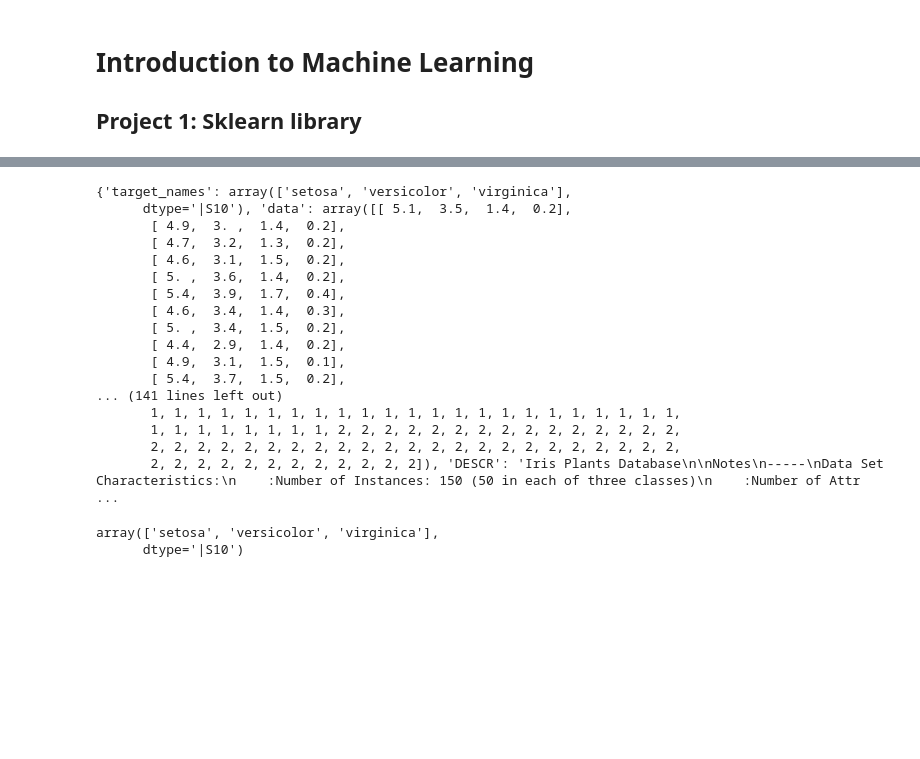
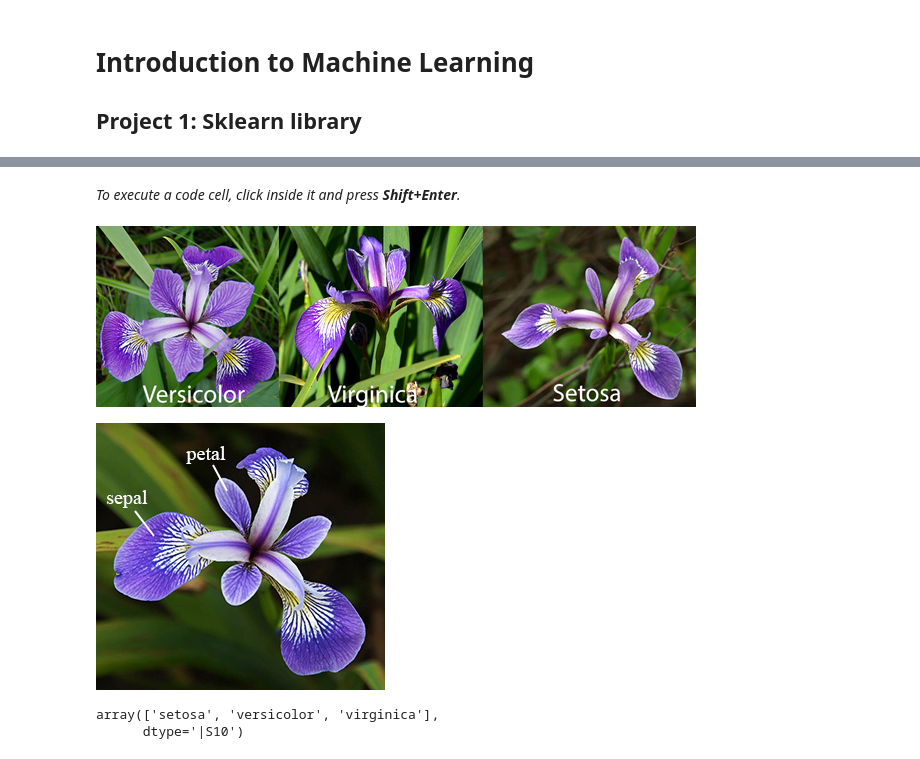
Before and after one commit to 7ayden/intro_to_ML, a Jupyter notebook: p1. Intro .ipynb, the cells around one changed output, grey strips where cells are left out. Saved outputs shown, nothing was run; the diff lists cells and outputs as text; code cells hidden in the pictures; blank space fills up the shorter version.

```diff
--- a/p1. Intro .ipynb
+++ b/p1. Intro .ipynb
@@ -17,28 +28,23 @@ Run the code block below to load the wholesale customers dataset, along with a f
+# %% [markdown]
+_To execute a code cell, click inside it and press **Shift+Enter**._
 # %%
 # import sklearn library and datasets
 from sklearn import datasets
 
 
 #load iris data
 iris = datasets.load_iris()
+
+# This is the different types of iris
+from IPython.display import Image
+Image("http://dataaspirant.com/wp-content/uploads/2017/01/irises.png", width ="500")
 # %% [output]
-{'target_names': array(['setosa', 'versicolor', 'virginica'],
-      dtype='|S10'), 'data': array([[ 5.1,  3.5,  1.4,  0.2],
-       [ 4.9,  3. ,  1.4,  0.2],
-       [ 4.7,  3.2,  1.3,  0.2],
-       [ 4.6,  3.1,  1.5,  0.2],
-       [ 5. ,  3.6,  1.4,  0.2],
-       [ 5.4,  3.9,  1.7,  0.4],
-       [ 4.6,  3.4,  1.4,  0.3],
-       [ 5. ,  3.4,  1.5,  0.2],
-       [ 4.4,  2.9,  1.4,  0.2],
-       [ 4.9,  3.1,  1.5,  0.1],
-       [ 5.4,  3.7,  1.5,  0.2],
-... (141 lines left out)
-       1, 1, 1, 1, 1, 1, 1, 1, 1, 1, 1, 1, 1, 1, 1, 1, 1, 1, 1, 1, 1, 1, 1,
-       1, 1, 1, 1, 1, 1, 1, 1, 2, 2, 2, 2, 2, 2, 2, 2, 2, 2, 2, 2, 2, 2, 2,
-       2, 2, 2, 2, 2, 2, 2, 2, 2, 2, 2, 2, 2, 2, 2, 2, 2, 2, 2, 2, 2, 2, 2,
-       2, 2, 2, 2, 2, 2, 2, 2, 2, 2, 2, 2]), 'DESCR': 'Iris Plants Database\n\nNotes\n-----\nData Set Characteristics:\n    :Number of Instances: 150 (50 in each of three classes)\n    :Number of Attr ...
+[figure, added]
+# %%
+#Petal and sepal
+Image("https://www.math.umd.edu/~petersd/666/html/iris_with_labels.jpg", width ="400")
+# %% [output]
+[figure, added]
 # %%
 ?iris
 # %%
```
Also changed, not shown: parts of 21 cells of this notebook, 4 other files.
